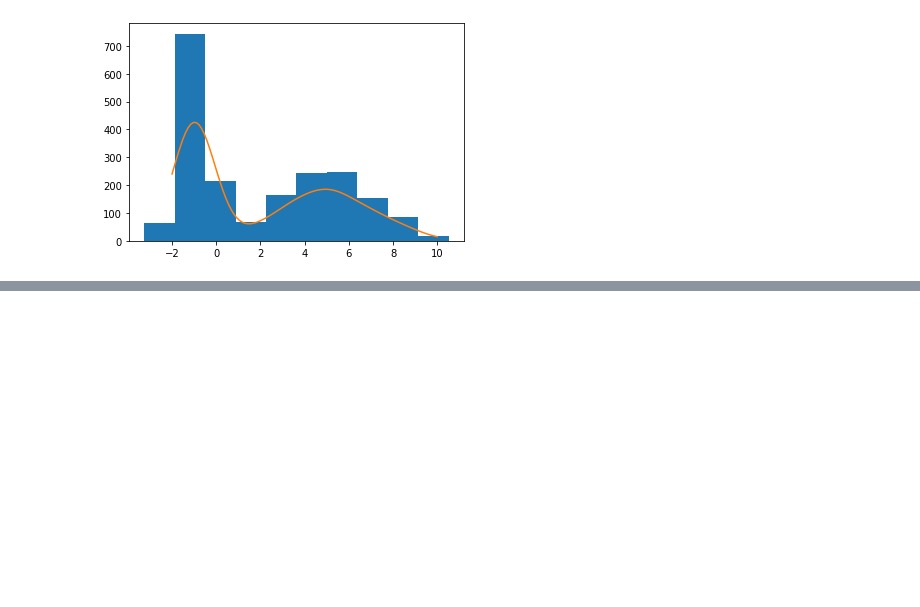
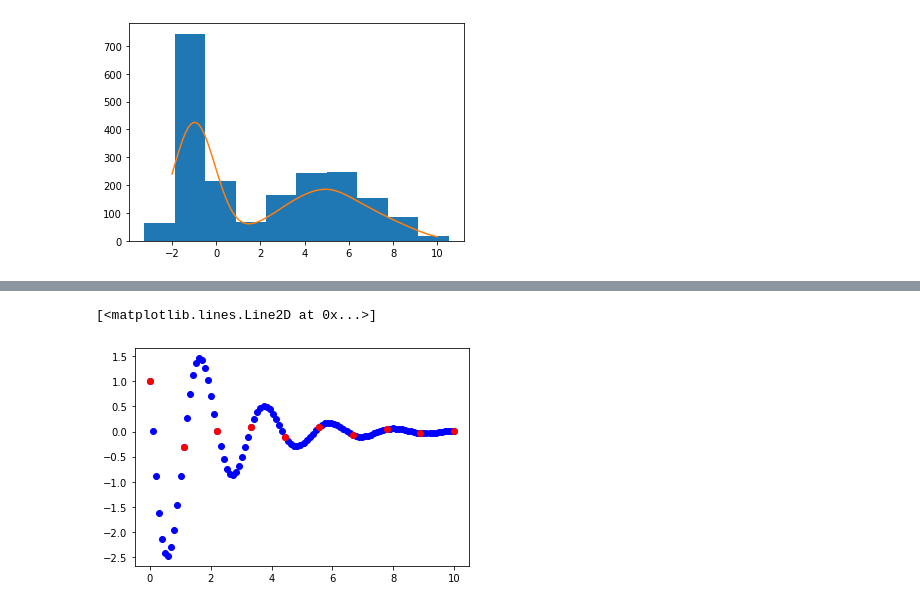
Before and after one commit to angelacpd/Scientific_Python, a Jupyter notebook: Lecture_5.ipynb, the cells around one changed output, grey strips where cells are left out. Saved outputs shown, nothing was run; the diff lists cells and outputs as text; code cells hidden in the pictures; blank space fills up the shorter version.

```diff
--- a/Lecture_5.ipynb
+++ b/Lecture_5.ipynb
@@ -388,0 +418,11 @@ plt.plot(x_fine, np.sum(counts) * pdf(x_fine))
+# %%
+t = np.linspace(0,10,10)
+t2 = np.linspace(0,10,100)
+Y = integ.odeint(f,[1,1],t)
+Y2 = integ.odeint(f,[1,1],t2)
+# %%
+plt.plot(t2,Y2[:,1],'bo')
+plt.plot(t,Y[:,1],'ro')
+# %% [output]
+[<matplotlib.lines.Line2D at 0x...>]
+[figure, added]
```
Also changed, not shown: parts of 10 cells of this notebook.
